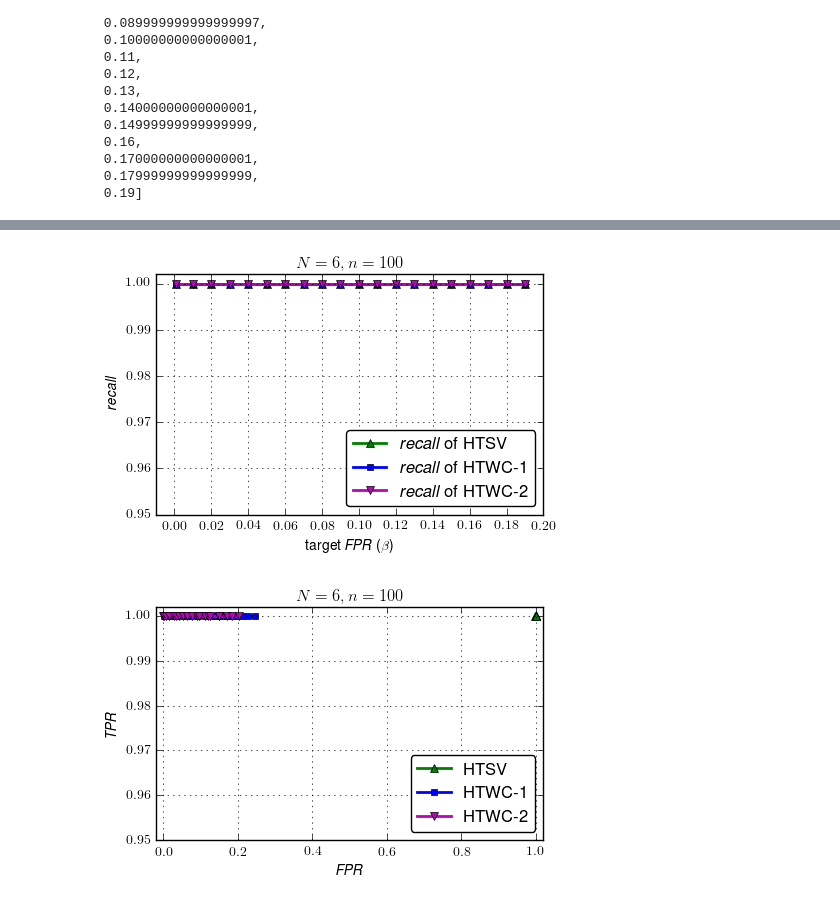
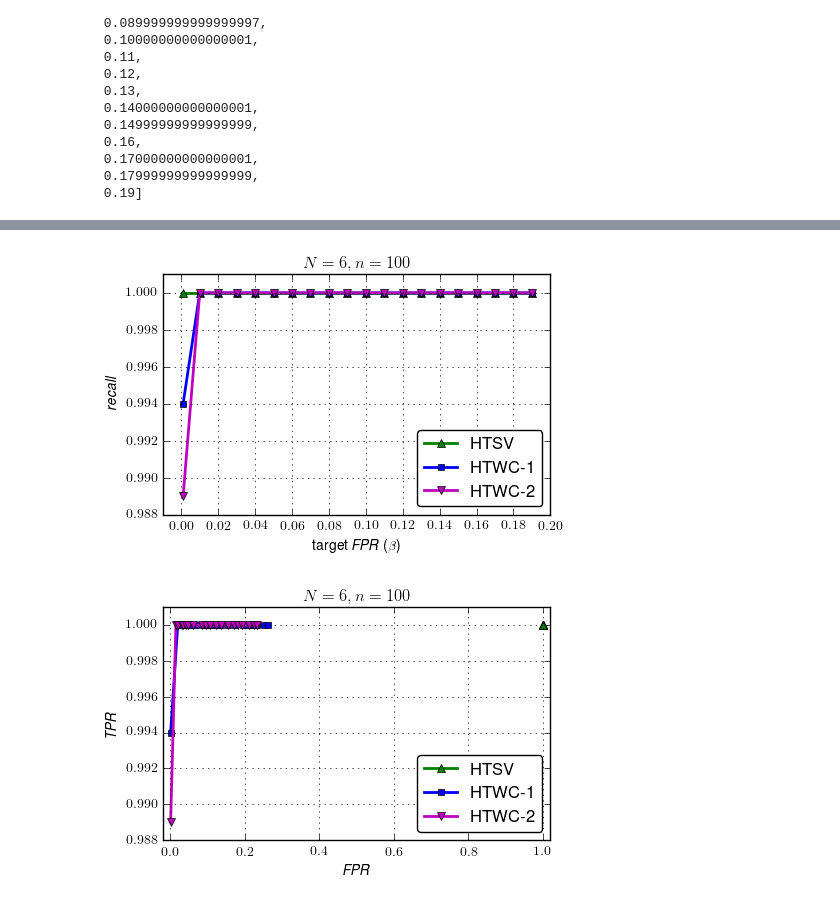
Before and after one commit to jingzbu/ROCHM, a Jupyter notebook: ROC_analysis_ordinary_Hoeffding_N_6_n_100.ipynb, the cells around one changed output, grey strips where cells are left out. Drawn from its saved outputs; the diff is of its cells as text; code cells hidden in the pictures.

```diff
--- a/ROC_analysis_ordinary_Hoeffding_N_6_n_100.ipynb
+++ b/ROC_analysis_ordinary_Hoeffding_N_6_n_100.ipynb
@@ -247,36 +247,36 @@ from matplotlib import rc
 # ## for Palatino and other serif fonts use:
 # #rc('font',**{'family':'serif','serif':['Palatino']})
 rc('text', usetex=True)
 
 roc_sv_pr, = plt.plot([beta for beta in beta_list], \
                    [roc_data_sv[beta]["Recall"] for beta in beta_list], "g-^", linewidth=2)
 roc_wc_1_pr, = plt.plot([beta for beta in beta_list], \
                      [roc_data_wc_1[beta]["Recall"] for beta in beta_list], "b-s", linewidth=2, markersize=5)
 roc_wc_2_pr, = plt.plot([beta for beta in beta_list], \
                      [roc_data_wc_2[beta]["Recall"] for beta in beta_list], "m-v", linewidth=2)
 
-legend_list = [r"\textit{recall} of HTSV", r"\textit{recall} of HTWC-1", r"\textit{recall} of HTWC-2"]
+legend_list = [r"HTSV", r"HTWC-1", r"HTWC-2"]
 
 # legend(loc=0, fancybox="true", ncol=2, mode="expand", borderaxespad=0.2)
 
 plt.legend([roc_sv_pr, roc_wc_1_pr, roc_wc_2_pr], \
            legend_list, loc=4, numpoints=1, fancybox="false")
 plt.title(r"$N = %s, n = %s$"%(N, n))
 plt.xticks(np.arange(-0.02, 0.24, 0.02)[1:-1])
 
 pylab.xlim(-0.01, 0.2)
-pylab.ylim(0.95, 1.002)
+pylab.ylim(0.988, 1.001)
 
 plt.xlabel(r"target \textit{FPR} ($\beta$)")
 plt.ylabel(r"\textit{recall}")
 plt.grid()
 
 
 savefig(data_dir + "ROC_data_recall_N_%s_n_%s.eps"%(N, n))
 
 plt.show()
 # %% [output]
-[figure, old version]
+[figure, new version]
 # %%
 import matplotlib.pyplot as plt
 import pylab
@@ -314,7 +314,7 @@ plt.title(r"$N = %s, n = %s$"%(N, n))
 # plt.xticks(N_list)
 
 pylab.xlim(-0.02, 1.02)
-pylab.ylim(0.95, 1.002)
+pylab.ylim(0.988, 1.001)
 
 plt.xlabel(r"\textit{FPR}")
 plt.ylabel(r"\textit{TPR}")
@@ -325,7 +325,7 @@ savefig(data_dir + "ROC_graph_N_%s_n_%s.eps"%(N, n))
 
 plt.show()
 # %% [output]
-[figure, old version]
+[figure, new version]
 # %%
 roc_data_all = {"wc_1": roc_data_wc_1, "wc_2": roc_data_wc_2, "sv": roc_data_sv}
 # %%
```
Also changed, not shown: parts of 2 cells of this notebook, 3 other files.
